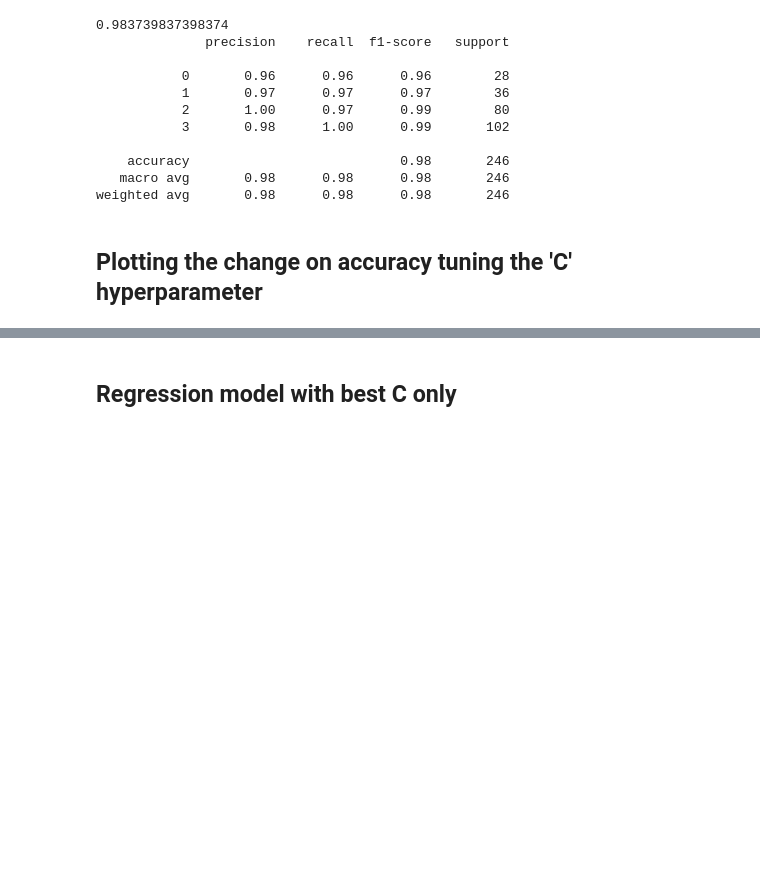
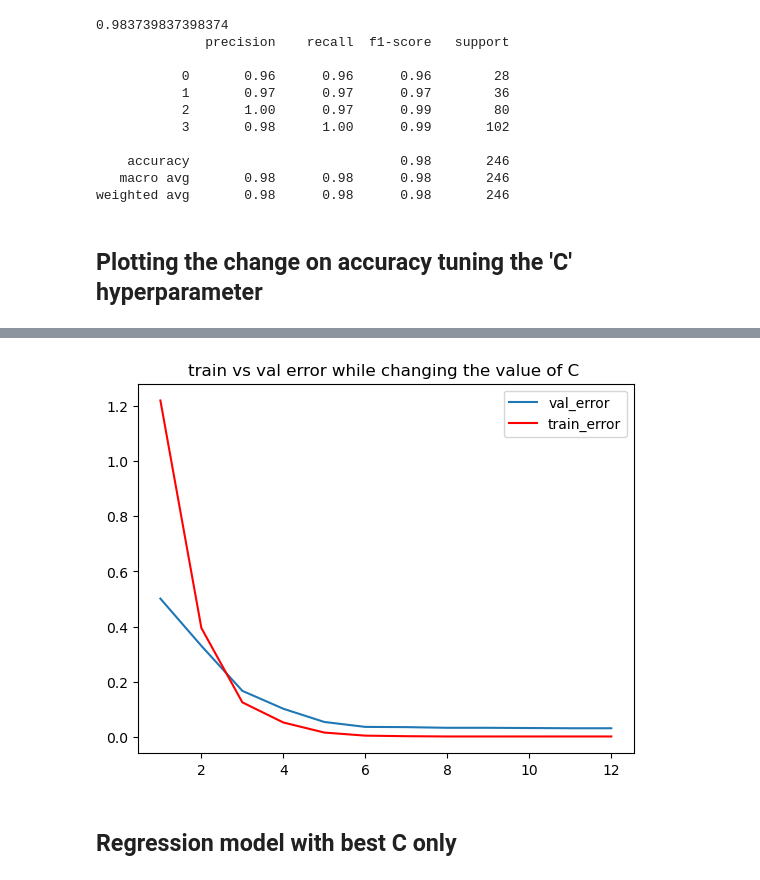
Before and after one commit to Thebrownboy/BioMetrica, a Jupyter notebook: Pipe_Line_Logistic_Regression.ipynb, the cells around one changed output, grey strips where cells are left out. Cells and saved outputs as stored; diff of their text form; code cells hidden in the pictures; blank space fills up the shorter version.

```diff
--- a/Pipe_Line_Logistic_Regression.ipynb
+++ b/Pipe_Line_Logistic_Regression.ipynb
@@ -159,3 +159,7 @@ Fitting 2 folds for each of 12 candidates, totalling 24 fits
 700 0.9691268081511983
 # %%
 best_reg_model = grid_search.best_estimator_
+# %%
+from sklearn.metrics import mean_squared_error
+y_train_pred = best_reg_model.predict(X_train)
+training_error = mean_squared_error(Y_train, y_train_pred)
@@ -161,0 +169,6 @@ best_reg_model = grid_search.best_estimator_
+# %%
+val_error=[]
+print("Training Error:", training_error)
+for fold, score in enumerate(validation_scores):
+    print("Validation Score (Fold {}):".format(fold+1), score)
+    val_error.append(1-score)
@@ -162,3 +189,13 @@ best_reg_model = grid_search.best_estimator_
+# %%
+C_values = [0.001,0.01,0.1, 1, 10,100,200,300,400,500 ,600 ,700]
+train_error = []
+
+for c in C_values:
+    sample_reg=LogisticRegression(C=c,max_iter=2000)
+    sample_reg.fit(X_train,Y_train)
+    y_train_pred = sample_reg.predict(X_train)
+    training_error = mean_squared_error(Y_train, y_train_pred)
+    train_error.append(training_error)
 # %% [markdown]
 ## accuracy on test on best reg model
 # %%
@@ -203,3 +240,11 @@ plt.show()
+# %%
+plt.plot(np.arange(1,len(x_axis)+1),val_error,label='val_error')
+plt.plot(np.arange(1,len(x_axis)+1),train_error,label='train_error',color='red')
+plt.title("train vs val error while changing the value of C ")
+plt.legend()
+plt.show()
+# %% [output]
+[figure, added]
 # %% [markdown]
 ## Regression model with best C only
 # %%
```
Also changed, not shown: parts of 5 cells of this notebook, 18 other files.
